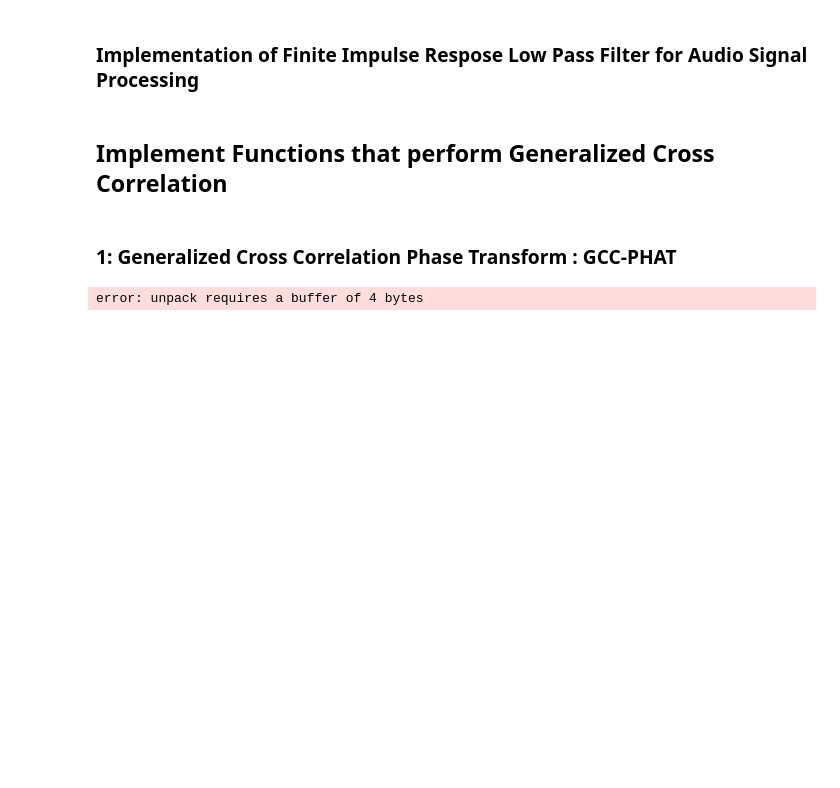
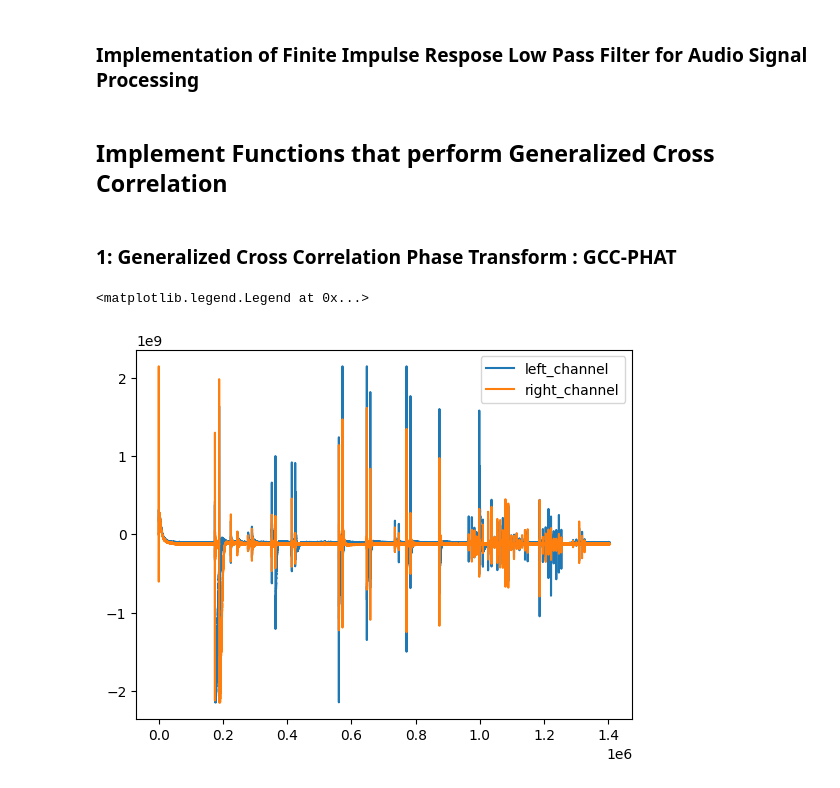
Before and after one commit to Kananelo688/Acoustic-Localization-using-TDoA, a Jupyter notebook: notebooks/Audio_Signal_Simulations.ipynb, the cells around one changed output. Cells and saved outputs as stored; diff of their text form; code cells hidden in the pictures; blank space fills up the shorter version.

```diff
--- a/notebooks/Audio_Signal_Simulations.ipynb
+++ b/notebooks/Audio_Signal_Simulations.ipynb
@@ -221,5 +175,11 @@ def read_stereo_wave(file_path):
 # %%
 
-data1,data2=read_stereo_wave('file.wav')
+channel1=data[:,0]
+channel2=data[: ,1]
-# %% [output]
-error: unpack requires a buffer of 4 bytes
+# %%
+plt.plot(channel1,label='left_channel')
+plt.plot(channel2,label='right_channel')
+plt.legend()
+# %% [output]
+<matplotlib.legend.Legend at 0x...>
+[figure, added]
```
Also changed, not shown: parts of 2 cells of this notebook, 15 other files.
